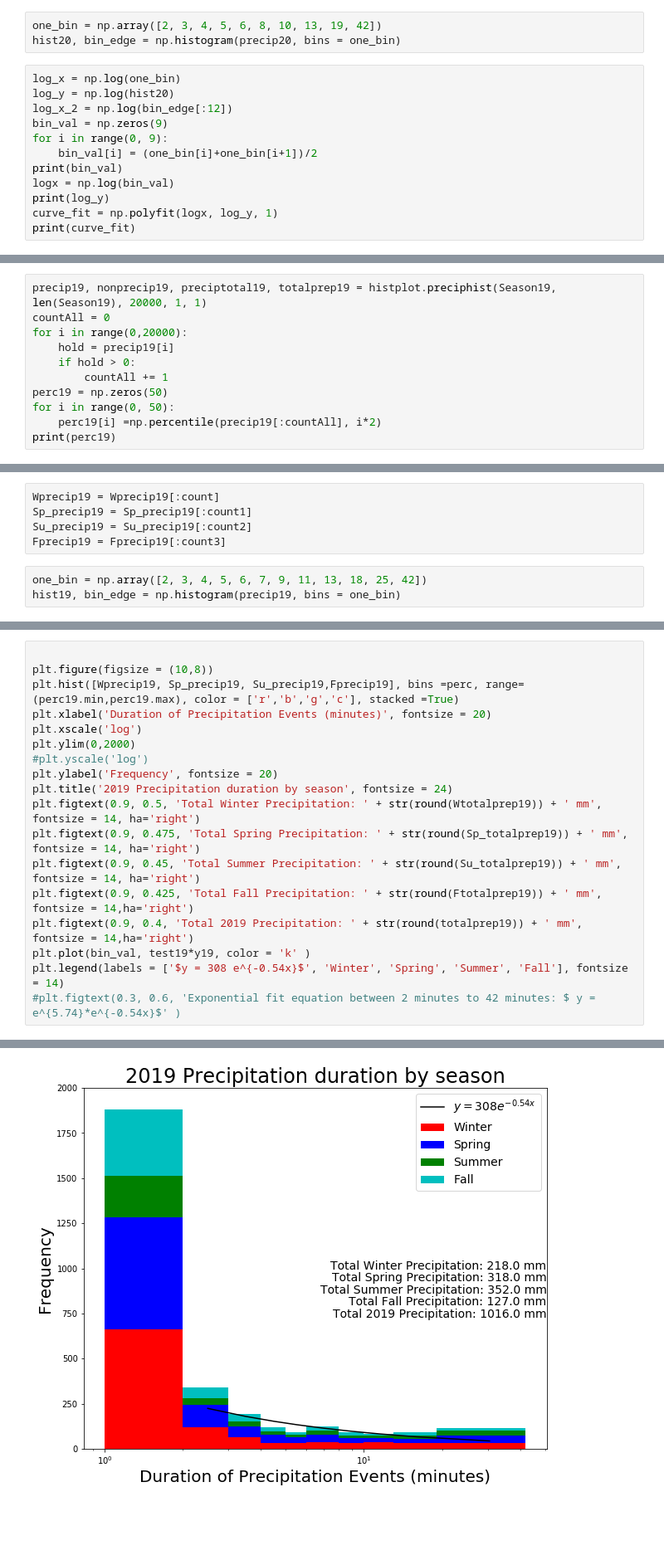
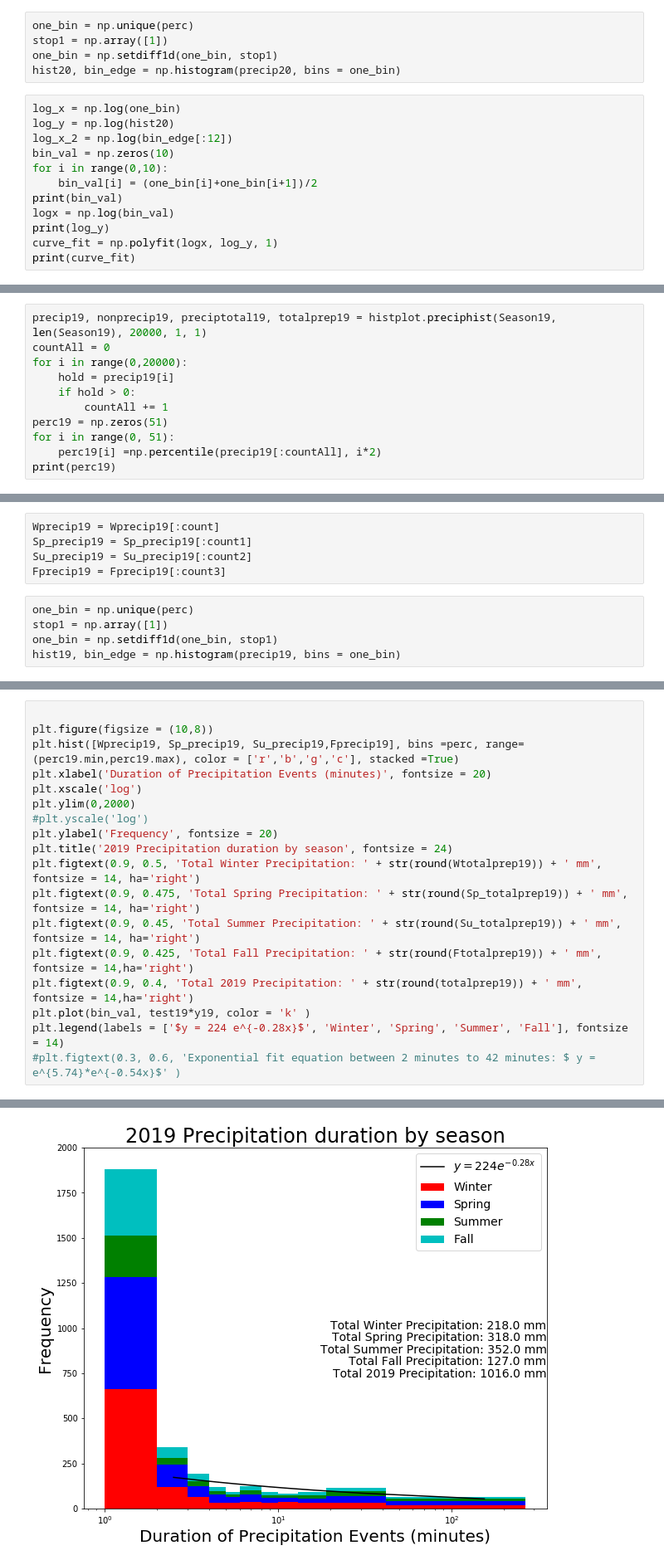
Before and after one commit to zhangt3-e/senior_thesis, a Jupyter notebook: Code/exponentials.ipynb, the cells around one changed output, grey strips where cells are left out. Shown: that part at 83% size. Drawn from its saved outputs; the diff is of its cells as text; blank space fills up the shorter version.

```diff
--- a/Code/exponentials.ipynb
+++ b/Code/exponentials.ipynb
@@ -305,14 +321,16 @@ Sp_precip20 = Sp_precip20[:count1]
 Su_precip20 = Su_precip20[:count2]
 Fprecip20 = Fprecip20[:count3]
 # %%
-one_bin = np.array([2, 3, 4, 5, 6, 8, 10, 13, 19, 42])
+one_bin = np.unique(perc)
+stop1 = np.array([1])
+one_bin = np.setdiff1d(one_bin, stop1)
 hist20, bin_edge = np.histogram(precip20, bins = one_bin)
 # %%
 log_x = np.log(one_bin)
 log_y = np.log(hist20)
 log_x_2 = np.log(bin_edge[:12])
-bin_val = np.zeros(9)
-for i in range(0, 9):
+bin_val = np.zeros(10)
+for i in range(0,10):
     bin_val[i] = (one_bin[i]+one_bin[i+1])/2
 print(bin_val)
 logx = np.log(bin_val)
@@ -376,8 +394,8 @@ for i in range(0,20000):
     hold = precip19[i]
     if hold > 0:
         countAll += 1
-perc19 = np.zeros(50)
-for i in range(0, 50):
+perc19 = np.zeros(51)
+for i in range(0, 51):
     perc19[i] =np.percentile(precip19[:countAll], i*2)
 print(perc19)
 # %% [output]
@@ -417,7 +436,9 @@ Sp_precip19 = Sp_precip19[:count1]
 Su_precip19 = Su_precip19[:count2]
 Fprecip19 = Fprecip19[:count3]
 # %%
-one_bin = np.array([2, 3, 4, 5, 6, 7, 9, 11, 13, 18, 25, 42])
+one_bin = np.unique(perc)
+stop1 = np.array([1])
+one_bin = np.setdiff1d(one_bin, stop1)
 hist19, bin_edge = np.histogram(precip19, bins = one_bin)
 # %%
 log_x = np.log(one_bin)
@@ -442,22 +466,22 @@ y19 = np.exp(curve_fit[0]*logx)
 # %%
 
 plt.figure(figsize = (10,8))
 plt.hist([Wprecip19, Sp_precip19, Su_precip19,Fprecip19], bins =perc, range= (perc19.min,perc19.max), color = ['r','b','g','c'], stacked =True)
 plt.xlabel('Duration of Precipitation Events (minutes)', fontsize = 20)
 plt.xscale('log')
 plt.ylim(0,2000)
 #plt.yscale('log')
 plt.ylabel('Frequency', fontsize = 20)
 plt.title('2019 Precipitation duration by season', fontsize = 24)
 plt.figtext(0.9, 0.5, 'Total Winter Precipitation: ' + str(round(Wtotalprep19)) + ' mm', fontsize = 14, ha='right')
 plt.figtext(0.9, 0.475, 'Total Spring Precipitation: ' + str(round(Sp_totalprep19)) + ' mm', fontsize = 14, ha='right')
 plt.figtext(0.9, 0.45, 'Total Summer Precipitation: ' + str(round(Su_totalprep19)) + ' mm', fontsize = 14, ha='right')
 plt.figtext(0.9, 0.425, 'Total Fall Precipitation: ' + str(round(Ftotalprep19)) + ' mm', fontsize = 14,ha='right')
 plt.figtext(0.9, 0.4, 'Total 2019 Precipitation: ' + str(round(totalprep19)) + ' mm', fontsize = 14,ha='right')
 plt.plot(bin_val, test19*y19, color = 'k' )
-plt.legend(labels = ['$y = 308 e^{-0.54x}$', 'Winter', 'Spring', 'Summer', 'Fall'], fontsize = 14)
+plt.legend(labels = ['$y = 224 e^{-0.28x}$', 'Winter', 'Spring', 'Summer', 'Fall'], fontsize = 14)
 #plt.figtext(0.3, 0.6, 'Exponential fit equation between 2 minutes to 42 minutes: $ y = e^{5.74}*e^{-0.54x}$' )
 # %% [output]
 <matplotlib.legend.Legend at 0x...>
-[figure, old version]
+[figure, new version]
 # %%
```
Also changed, not shown: parts of 32 cells of this notebook, 7 other files.
